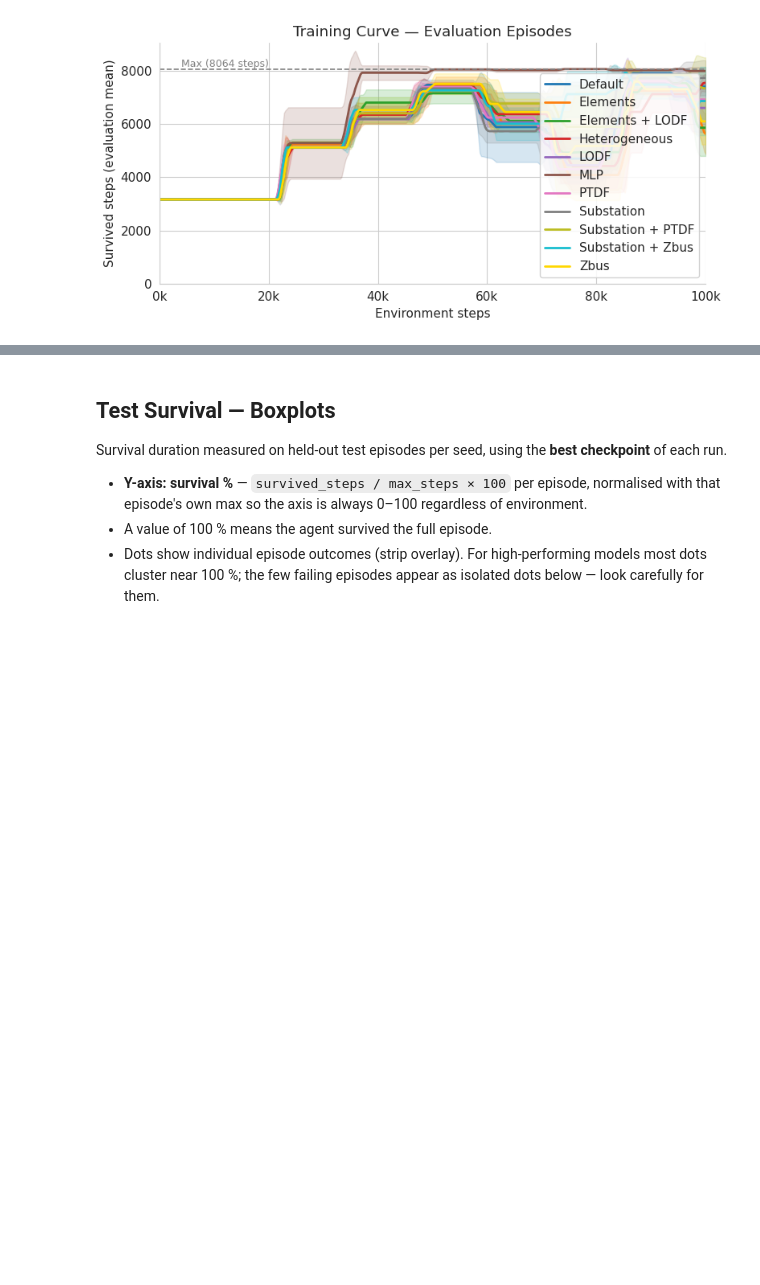
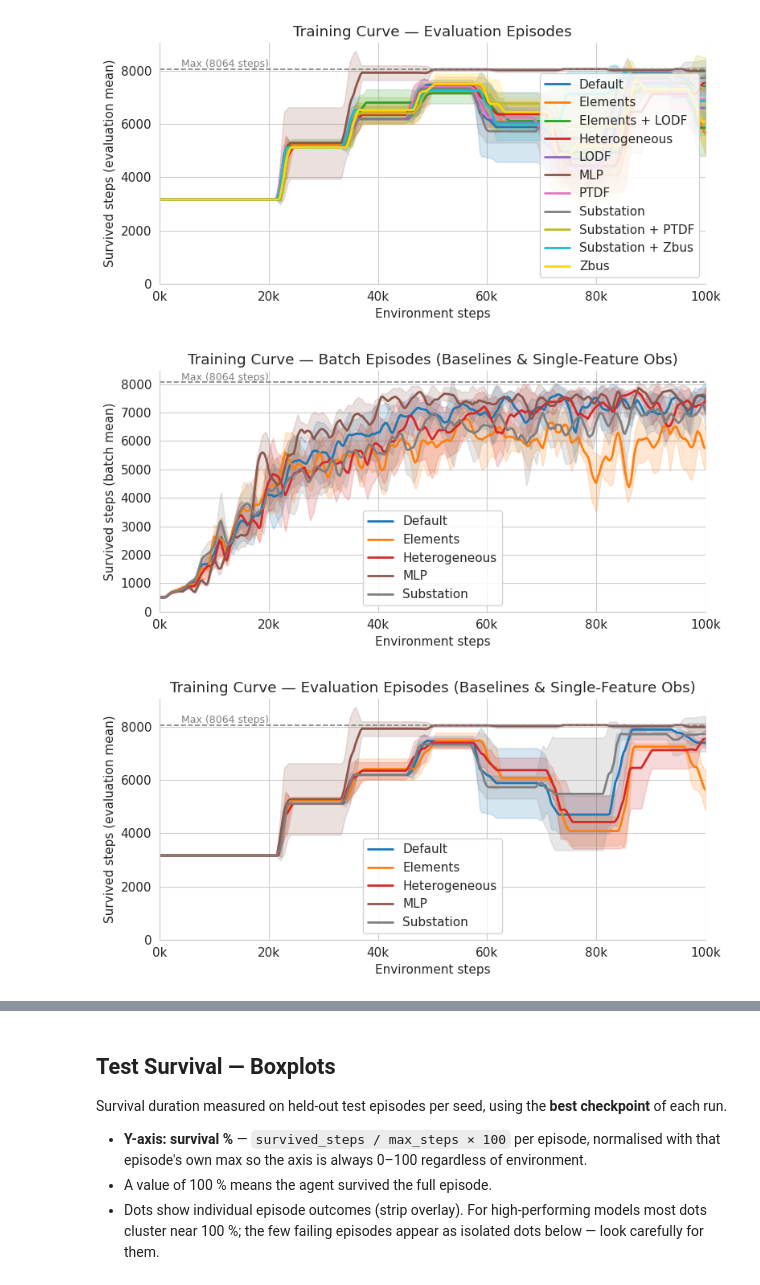
Before and after one commit to AdrianDegenkolb/NRI-for-explainable-RL-in-Power-Grids, a Jupyter notebook: experiments/compare_survival.ipynb, the cells around one changed output, grey strips where cells are left out. Saved outputs shown, nothing was run; the diff lists cells and outputs as text; code cells hidden in the pictures; blank space fills up the shorter version.

Commit message:
Rerun jupyter notebooks for GNN graph representation comparison experiment.

```diff
--- a/experiments/compare_survival.ipynb
+++ b/experiments/compare_survival.ipynb
@@ -177,11 +188,31 @@ Shaded band = mean ± 1 std across 5 seeds. Dashed line marks the maximum episod
 
 **Batch mean** reflects the noisy online signal during training; **evaluation mean** is measured on held-out episodes at fixed checkpoints and is the more reliable indicator of policy quality.
 # %%
-def plot_training_curve(tag_key: str, title: str, ylabel: str, filename: str) -> None:
+def plot_training_curve(
+    tag_key: str,
+    title: str,
+    ylabel: str,
+    filename: str,
+    subset: list[str] | None = None,
+) -> None:
+    """Plot mean ± std training curves.
+
+    Args:
+        tag_key:  'train' or 'eval'
+        title:    plot title
+        ylabel:   y-axis label
+        filename: output filename under FIGURES/
+        subset:   list of method names to include; None = all methods
+    """
+    methods = {k: v for k, v in METHODS.items() if subset is None or k in subset}
     fig, ax = plt.subplots(figsize=(8, 4))
 
-    for method, cfg in METHODS.items():
-        arr  = curves[method][tag_key]   # (N_SEEDS, len(STEP_GRID))
+    for method, cfg in methods.items():
+        arr = curves[method][tag_key]   # (N_SEEDS, len(STEP_GRID))
+        if arr.ndim != 2 or arr.shape[0] == 0 or arr.shape[1] != len(STEP_GRID):
+            print(f"Warning: {method} has unexpected shape {arr.shape}, skipping — "
+                  "re-run data-loading cell after the setup cell")
+            continue
         mean = arr.mean(axis=0)
         std  = arr.std(axis=0)
         ax.plot(STEP_GRID, mean, label=method, color=cfg["color"], lw=2)
@@ -221,3 +252,24 @@ plot_training_curve(
 )
 # %% [output]
 [figure]
+# %%
+# Plot 2/3/4 subset: Baselines & Single-Feature Obs
+_subset = ['MLP', 'Default', 'Elements', 'Heterogeneous', 'Substation']
+
+plot_training_curve(
+    "train",
+    "Training Curve — Batch Episodes (Baselines & Single-Feature Obs)",
+    "Survived steps (batch mean)",
+    "training_curve_batch_baselines.png",
+    subset=_subset,
+)
+plot_training_curve(
+    "eval",
+    "Training Curve — Evaluation Episodes (Baselines & Single-Feature Obs)",
+    "Survived steps (evaluation mean)",
+    "training_curve_eval_baselines.png",
+    subset=_subset,
+)
+# %% [output]
+[figure, added]
+[figure, added]
```
Also changed, not shown: parts of 6 cells of this notebook, 1 other file.
